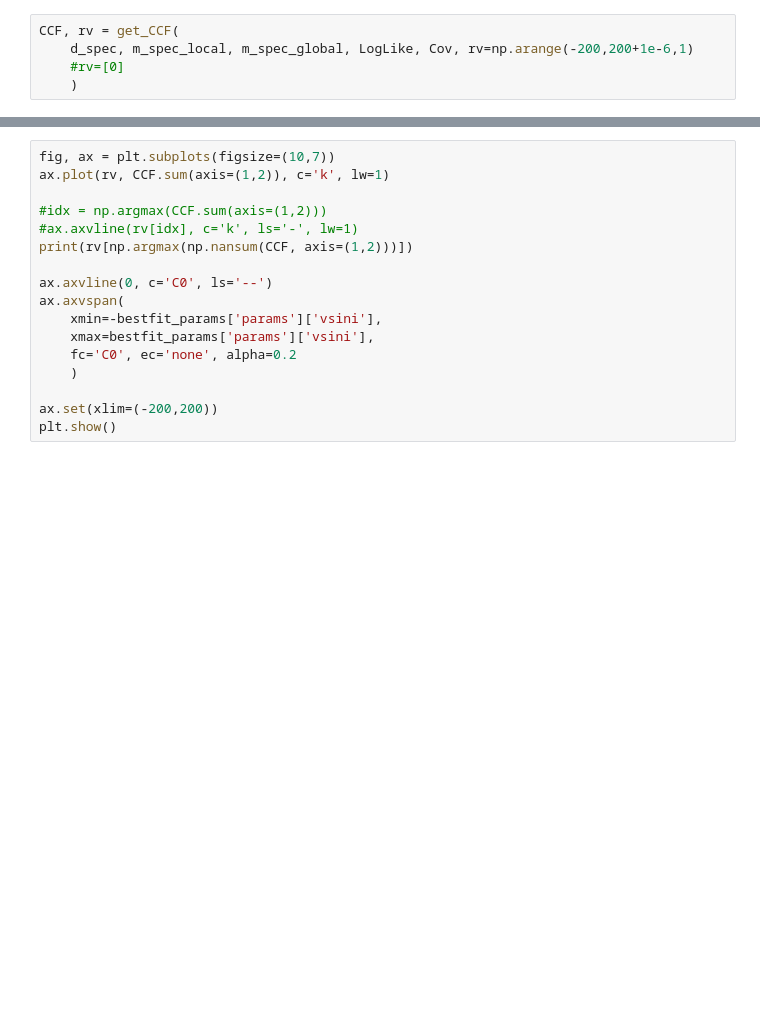
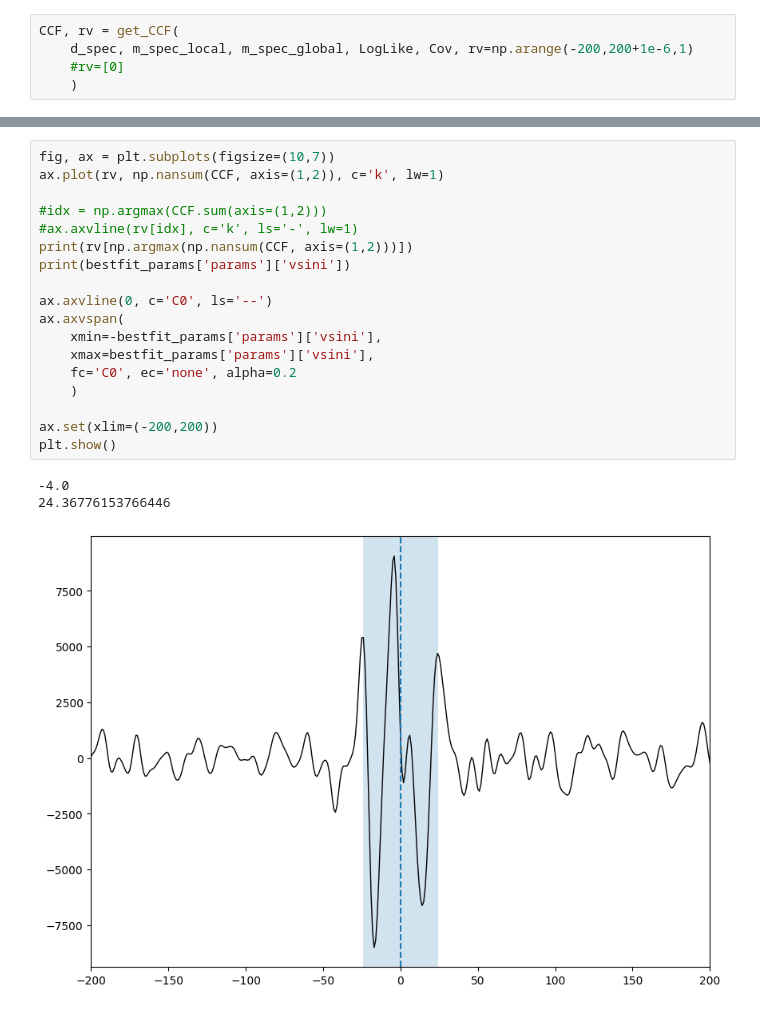
Before and after one commit to samderegt/retrieval_base, a Jupyter notebook: Luhman_16/local_signature.ipynb, the cells around one changed output, grey strips where cells are left out. Saved outputs shown, nothing was run; the diff lists cells and outputs as text; blank space fills up the shorter version.

```diff
--- a/Luhman_16/local_signature.ipynb
+++ b/Luhman_16/local_signature.ipynb
@@ -369,20 +479,25 @@ plt.show()
 # %%
 fig, ax = plt.subplots(figsize=(10,7))
-ax.plot(rv, CCF.sum(axis=(1,2)), c='k', lw=1)
+ax.plot(rv, np.nansum(CCF, axis=(1,2)), c='k', lw=1)
 
 #idx = np.argmax(CCF.sum(axis=(1,2)))
 #ax.axvline(rv[idx], c='k', ls='-', lw=1)
 print(rv[np.argmax(np.nansum(CCF, axis=(1,2)))])
+print(bestfit_params['params']['vsini'])
 
 ax.axvline(0, c='C0', ls='--')
 ax.axvspan(
     xmin=-bestfit_params['params']['vsini'],
     xmax=bestfit_params['params']['vsini'],
     fc='C0', ec='none', alpha=0.2
     )
 
 ax.set(xlim=(-200,200))
 plt.show()
+# %% [output]
+-4.0
+24.36776153766446
+[figure, added]
 # %%
 for i in range(d_spec.n_orders):
 
```
Also changed, not shown: parts of 12 cells of this notebook, 3 other files.
